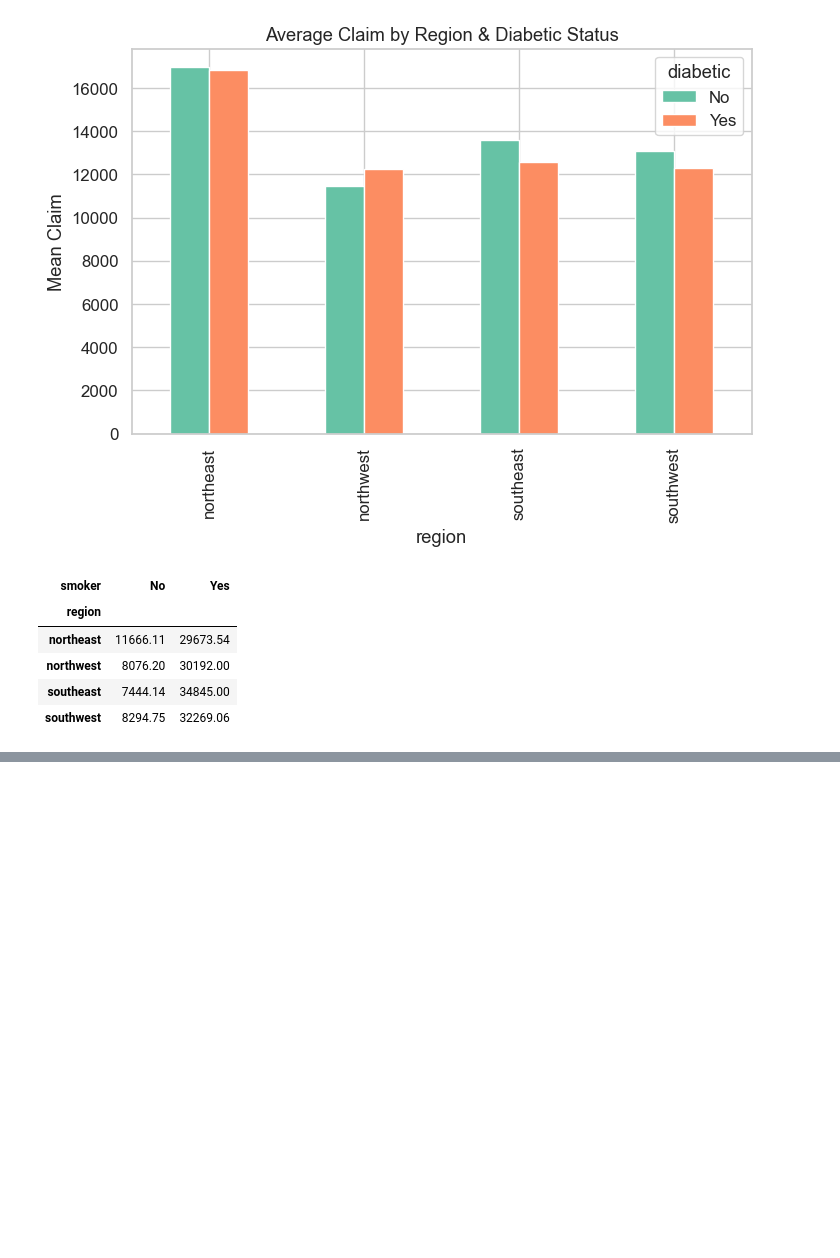
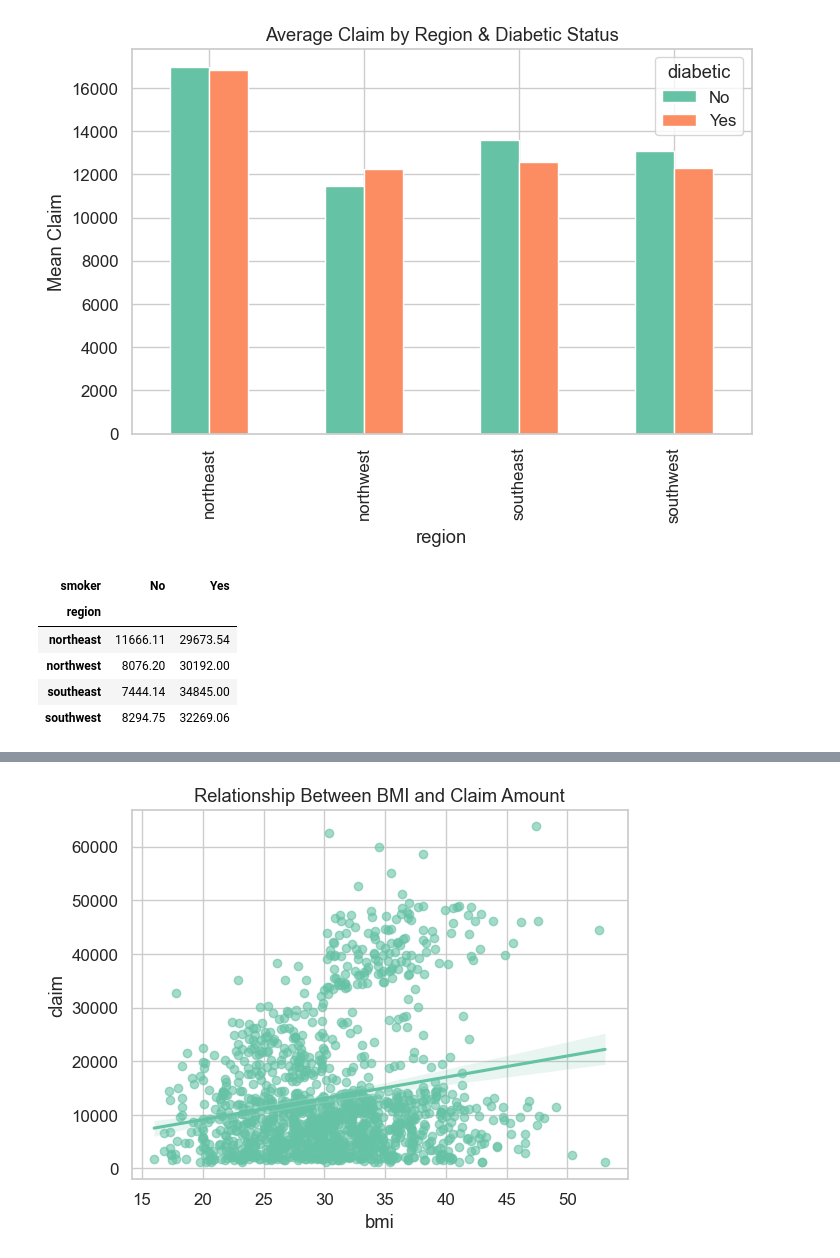
Before and after one commit to chirraaggggg/Medical-Insurance-Cost-Prediction-Using-ML, a Jupyter notebook: model_analysis.ipynb, the cells around one changed output, grey strips where cells are left out. Saved outputs shown, nothing was run; the diff lists cells and outputs as text; code cells hidden in the pictures; blank space fills up the shorter version.

```diff
--- a/model_analysis.ipynb
+++ b/model_analysis.ipynb
@@ -259,0 +293,6 @@ pivot_table
+# %%
+sns.regplot(data = df, x = "bmi", y="claim", scatter_kws={"alpha":0.6})
+plt.title("Relationship Between BMI and Claim Amount")
+plt.show()
+# %% [output]
+[figure, added]
```
Also changed, not shown: parts of 17 cells of this notebook.
